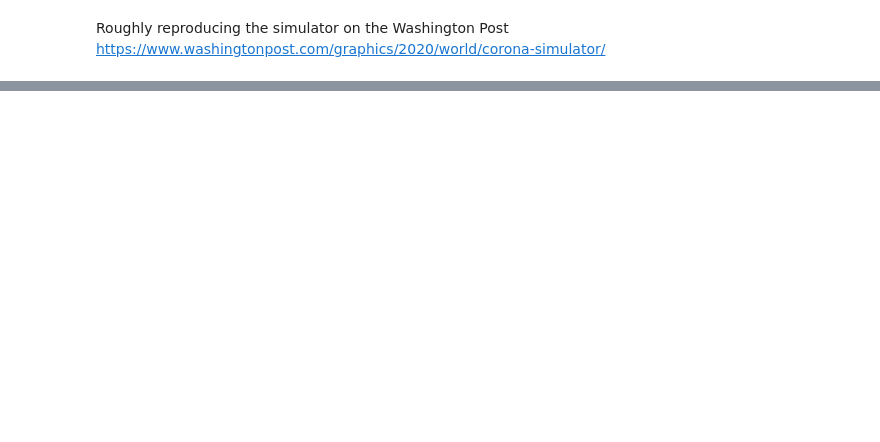
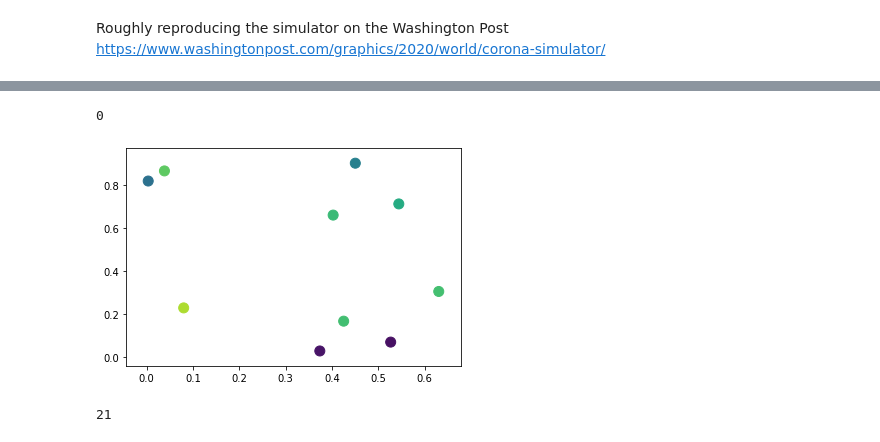
Before and after one commit to jasonstewartnz/spread-simulator, a Jupyter notebook: simulator.ipynb, the cells around one changed output, grey strips where cells are left out. Saved outputs shown, nothing was run; the diff lists cells and outputs as text; code cells hidden in the pictures; blank space fills up the shorter version.

```diff
--- a/simulator.ipynb
+++ b/simulator.ipynb
@@ -57,8 +69,0 @@ agents['color'] = agents['status'].apply(status_color)
-# %%
-def plot_agents(agents):
-    agents.plot.scatter(x='x pos', y='y pos', color=agents['color'], marker='x')
-    pl.xticks([])
-
-    _ = pl.yticks([])
-
-plot_agents(agents)
@@ -199,0 +331,24 @@ for period in range(len(agent_state):
+# %%
+def update_plot(i, data, scat):
+    print(i)
+    scat.set_array(data[i])
+    return scat,
+
+def main():
+    numframes = 100
+    numpoints = 10
+    color_data = np.random.random((numframes, numpoints))
+    x, y, c = np.random.random((3, numpoints))
+
+    fig = pl.figure()
+    scat = pl.scatter(x, y, c=c, s=100)
+
+    ani = animation.FuncAnimation(fig, update_plot, frames=40,
+                                  fargs=(color_data, scat))
+    pl.show()
+
+
+main()
+# %% [output]
+0
+[figure, added]
@@ -199,0 +358,4 @@ for period in range(len(agent_state):
+# %%
+len(agent_state)
+# %% [output]
+21
```
Also changed, not shown: parts of 18 cells of this notebook, 1 other file.
